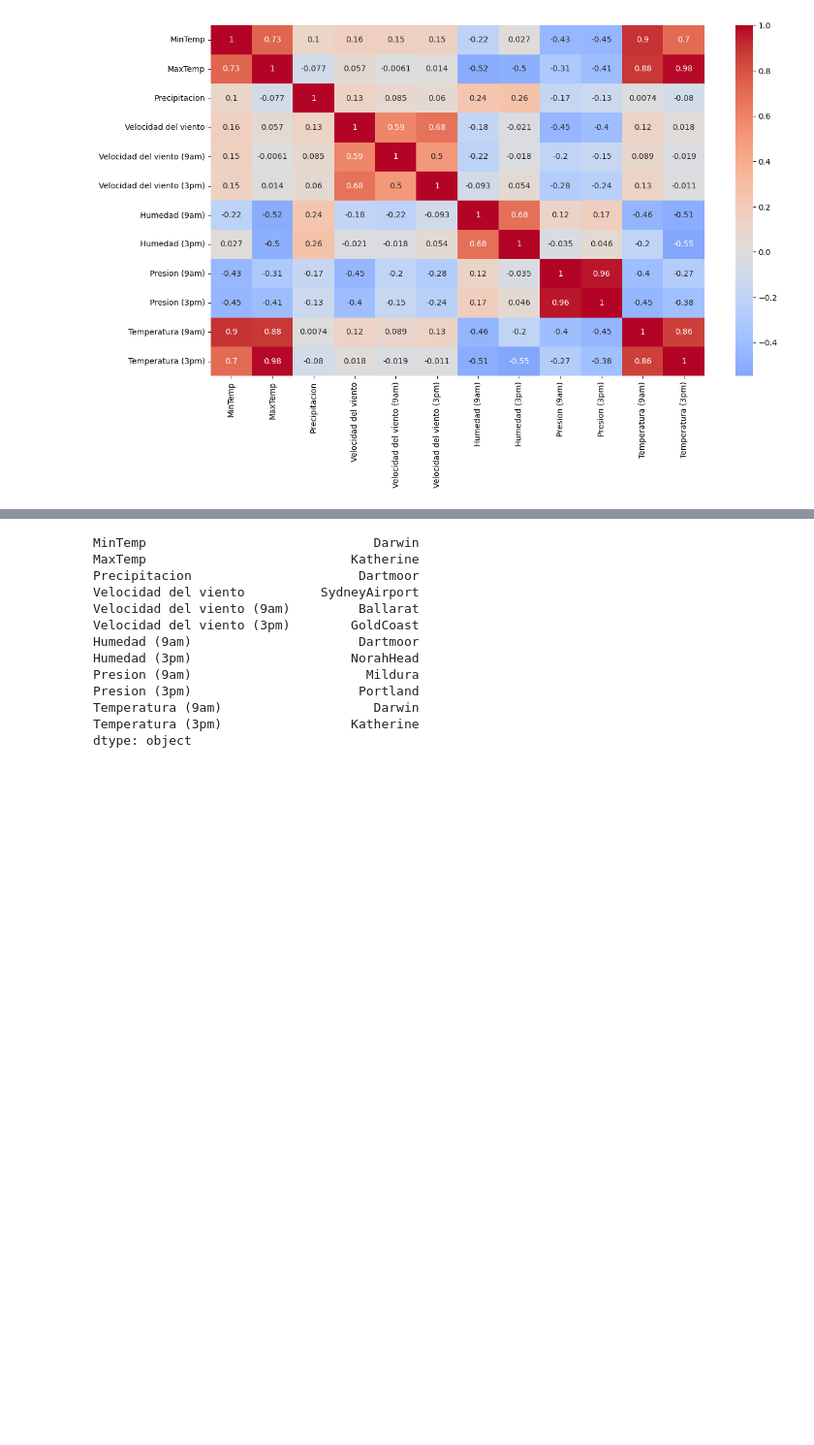
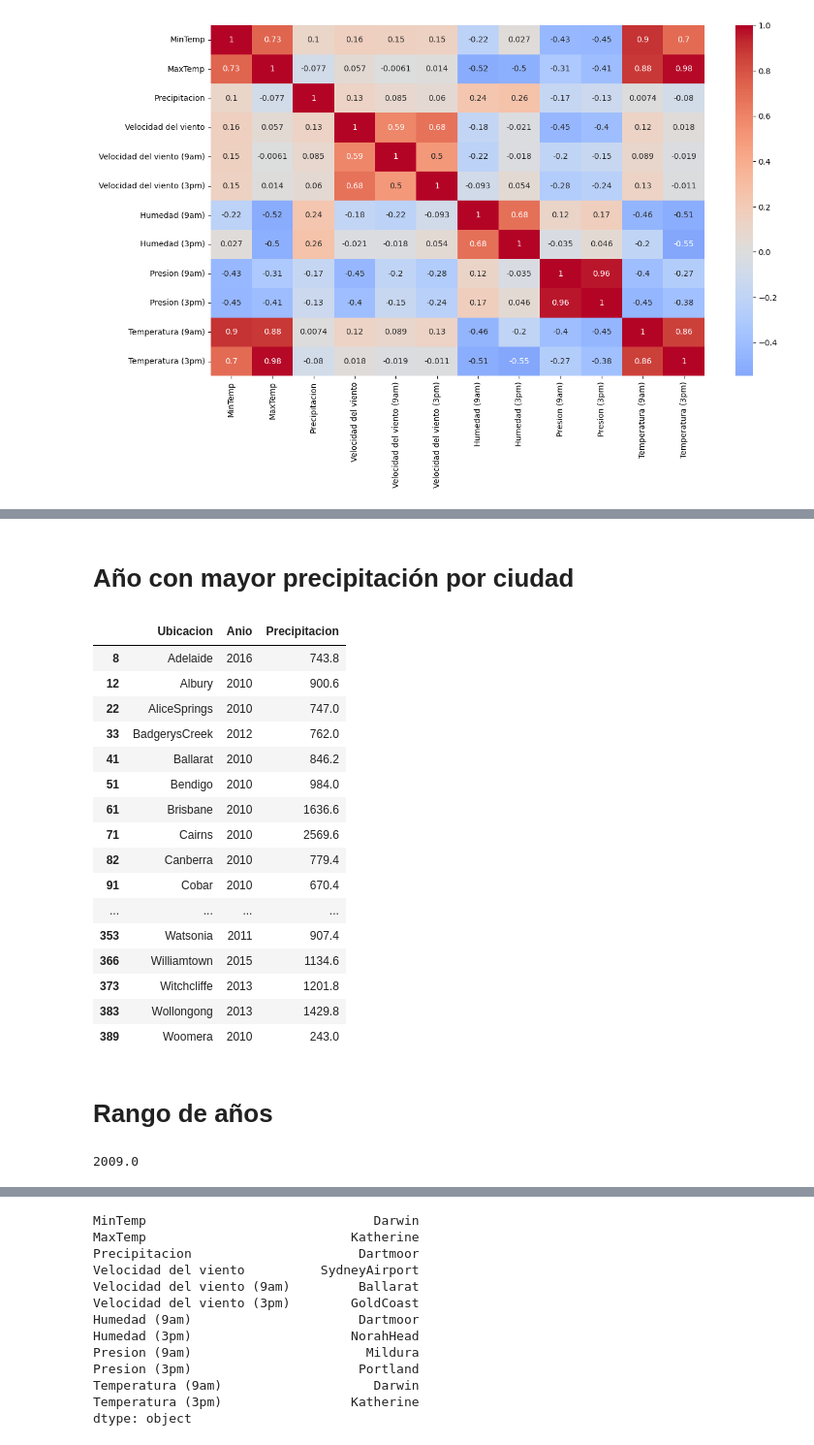
Before and after one commit to esco1729/HT05, a Jupyter notebook: HT6 (EDA).ipynb, the cells around one changed output, grey strips where cells are left out. Shown at 97% size. Drawn from its saved outputs; the diff is of its cells as text; code cells hidden in the pictures; blank space fills up the shorter version.

```diff
--- a/HT6 (EDA).ipynb
+++ b/HT6 (EDA).ipynb
@@ -233,0 +233,31 @@ df3 = df.groupby("Ubicacion").var()
+# %% [markdown]
+# Año con mayor precipitación por ciudad
+# %%
+ver = df.groupby(["Ubicacion","Anio"])['Precipitacion'].sum().to_frame()
+ver.reset_index(inplace=True)
+result = ver.loc[ver.groupby('Ubicacion')['Precipitacion'].idxmax()]
+result
+# %% [output]
+|  | Ubicacion | Anio | Precipitacion |
+| 8 | Adelaide | 2016 | 743.8 |
+| 12 | Albury | 2010 | 900.6 |
+| 22 | AliceSprings | 2010 | 747.0 |
+| 33 | BadgerysCreek | 2012 | 762.0 |
+| 41 | Ballarat | 2010 | 846.2 |
+| 51 | Bendigo | 2010 | 984.0 |
+| 61 | Brisbane | 2010 | 1636.6 |
+| 71 | Cairns | 2010 | 2569.6 |
+| 82 | Canberra | 2010 | 779.4 |
+| 91 | Cobar | 2010 | 670.4 |
+| ... | ... | ... | ... |
+| 353 | Watsonia | 2011 | 907.4 |
+| 366 | Williamtown | 2015 | 1134.6 |
+| 373 | Witchcliffe | 2013 | 1201.8 |
+| 383 | Wollongong | 2013 | 1429.8 |
+| 389 | Woomera | 2010 | 243.0 |
+# %% [markdown]
+# Rango de años
+# %%
+(aver.groupby('Ubicacion')['Anio'].min()).median()
+# %% [output]
+2009.0
```
Also changed, not shown: parts of 40 cells of this notebook.
